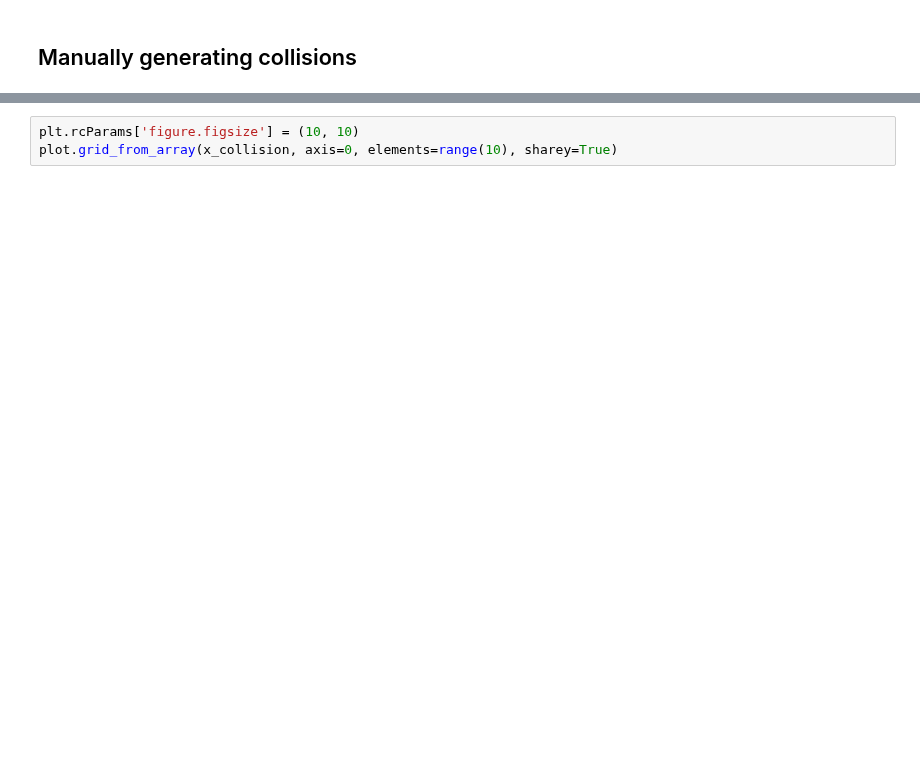
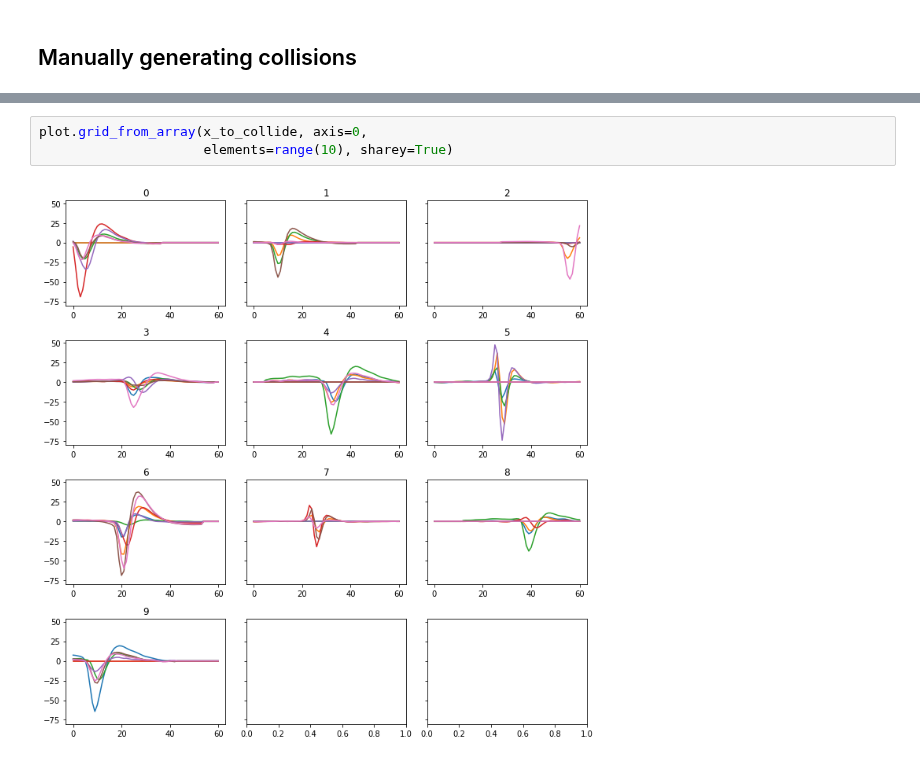
Before and after one commit to edublancas/yass-private, a Jupyter notebook: nnet/exploring-training-data.ipynb, the cells around one changed output, grey strips where cells are left out. Cells and saved outputs as stored; diff of their text form; blank space fills up the shorter version.

```diff
--- a/nnet/exploring-training-data.ipynb
+++ b/nnet/exploring-training-data.ipynb
@@ -145,3 +213,5 @@ plot.grid_from_array(x_clean, axis=0, elements=range(10), sharey=True)
 # %%
-plt.rcParams['figure.figsize'] = (10, 10)
-plot.grid_from_array(x_collision, axis=0, elements=range(10), sharey=True)
+plot.grid_from_array(x_to_collide, axis=0,
+                     elements=range(10), sharey=True)
+# %% [output]
+[figure, added]
```
Also changed, not shown: parts of 19 cells of this notebook, 3 other files.
